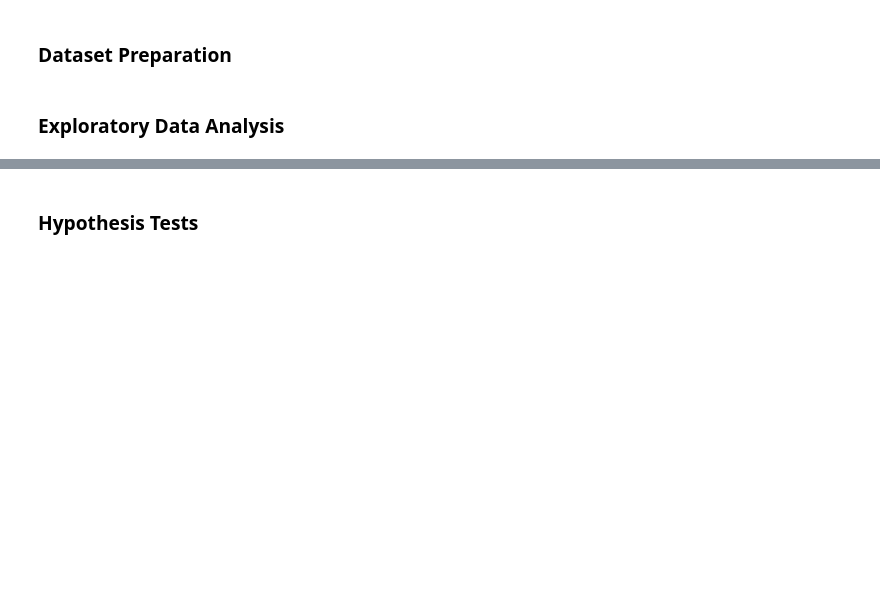
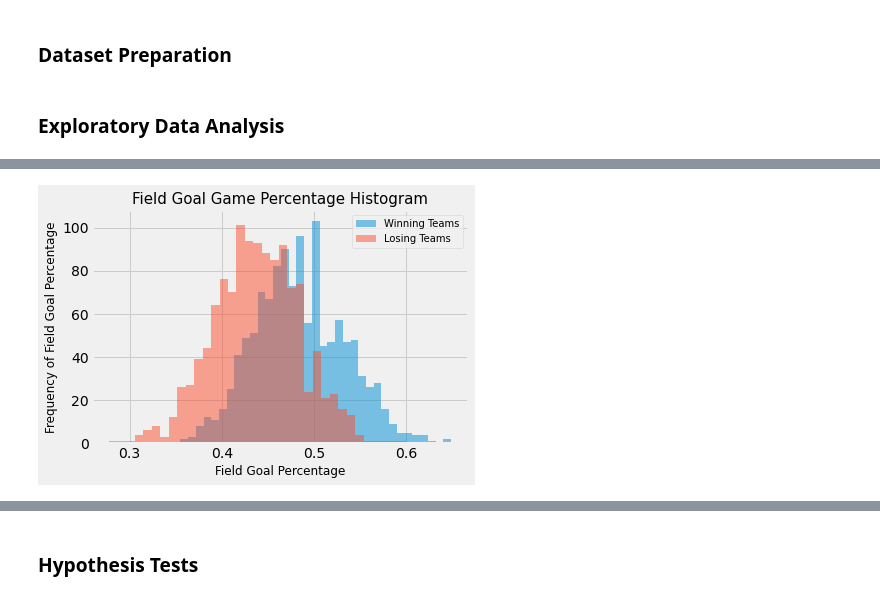
Before and after one commit to alicetsai1020/Off_v_Def_Play, a Jupyter notebook: draft.ipynb, the cells around one changed output, grey strips where cells are left out. Cells and saved outputs as stored; diff of their text form; code cells hidden in the pictures; blank space fills up the shorter version.

Commit message:
graphs with labels

```diff
--- a/draft.ipynb
+++ b/draft.ipynb
@@ -116,6 +254,12 @@ sns.countplot(x='TEAM_ABBREVIATION', data=game_loss_query, ax=ax);
 # %%
 fig, ax = plt.subplots()
-ax.hist(game_win_query['FG_PCT'], alpha=0.5, bins=35)
-ax.hist(game_loss_query['FG_PCT'], alpha=0.5, bins=35);
+ax.hist(game_win_query['FG_PCT'], alpha=0.5, bins=35, label='Winning Teams')
+ax.hist(game_loss_query['FG_PCT'], alpha=0.5, bins=35, label='Losing Teams')
+ax.set_xlabel('Field Goal Percentage', size=12)
+ax.set_ylabel('Frequency of Field Goal Percentage', size=12)
+ax.set_title('Field Goal Game Percentage Histogram', size=15)
+ax.legend(prop={'size': 10});
+# %% [output]
+[figure, added]
 # %%
 fig, ax = plt.subplots()
```
Also changed, not shown: parts of 42 cells of this notebook.
